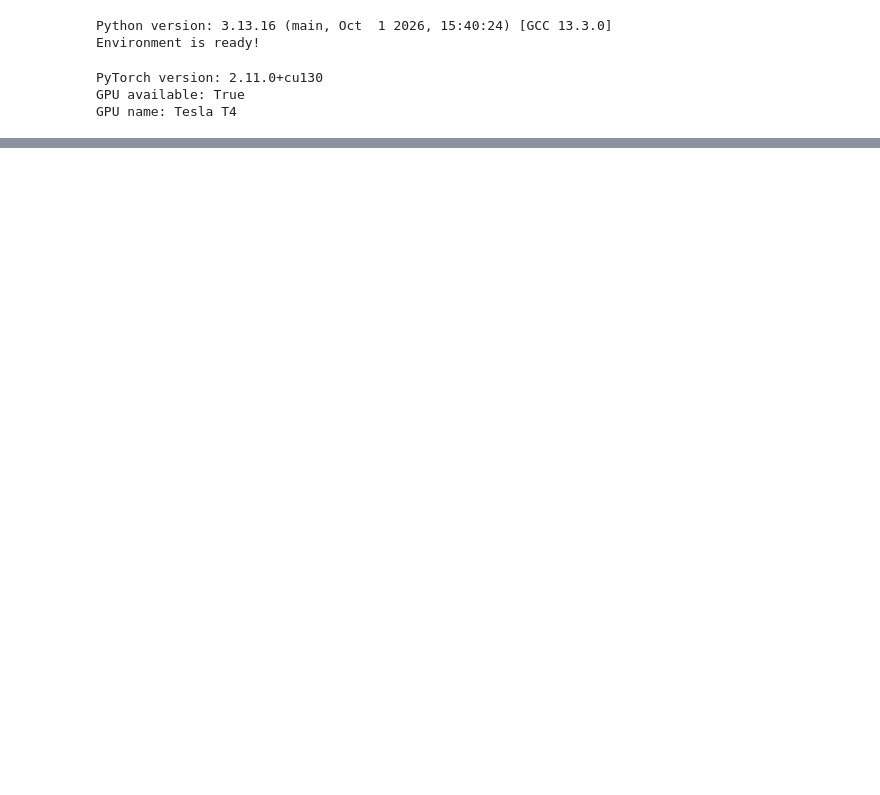
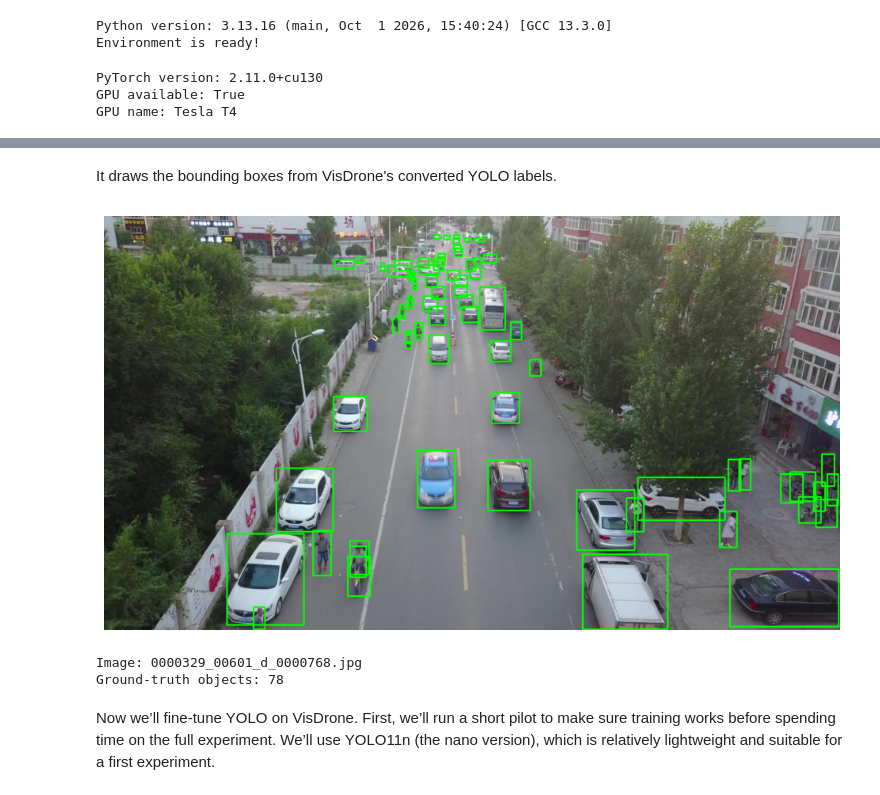
Before and after one commit to Ananyasaini06/Small-Object-Detection, a Jupyter notebook: Small_Object_Detection.ipynb, the cells around one changed output, grey strips where cells are left out. Cells and saved outputs as stored; diff of their text form; code cells hidden in the pictures; blank space fills up the shorter version.

```diff
--- a/Small_Object_Detection.ipynb
+++ b/Small_Object_Detection.ipynb
@@ -24,0 +148,45 @@ GPU name: Tesla T4
+# %% [markdown]
+It draws the bounding boxes from VisDrone's converted YOLO labels.
+# %%
+
+import cv2
+import matplotlib.pyplot as plt
+from pathlib import Path
+import random
+
+root = Path("/content/datasets/VisDrone")
+image_path = random.choice(list((root / "images/train").glob("*.jpg")))
+label_path = root / "labels/train" / f"{image_path.stem}.txt"
+
+image = cv2.imread(str(image_path))
+image = cv2.cvtColor(image, cv2.COLOR_BGR2RGB)
+
+h, w = image.shape[:2]
+
+with open(label_path, "r") as f:
+    for line in f:
+        cls, xc, yc, bw, bh = map(float, line.split()[:5])
+
+        x1 = int((xc - bw / 2) * w)
+        y1 = int((yc - bh / 2) * h)
+        x2 = int((xc + bw / 2) * w)
+        y2 = int((yc + bh / 2) * h)
+
+        cv2.rectangle(image, (x1, y1), (x2, y2), (0, 255, 0), 2)
+
+plt.figure(figsize=(12, 8))
+plt.imshow(image)
+plt.axis("off")
+plt.show()
+
+print("Image:", image_path.name)
+print("Ground-truth objects:", sum(
+    1 for line in open(label_path) if line.strip()
+))
+# %% [output]
+[figure, added]
+Image: 0000329_00601_d_0000768.jpg
+Ground-truth objects: 78
+# %% [markdown]
+Now we’ll fine-tune YOLO on VisDrone. First, we’ll run a short pilot to make sure training works before spending time on the full experiment.
+We’ll use YOLO11n (the nano version), which is relatively lightweight and suitable for a first experiment.
```
Also changed, not shown: parts of 30 cells of this notebook.
